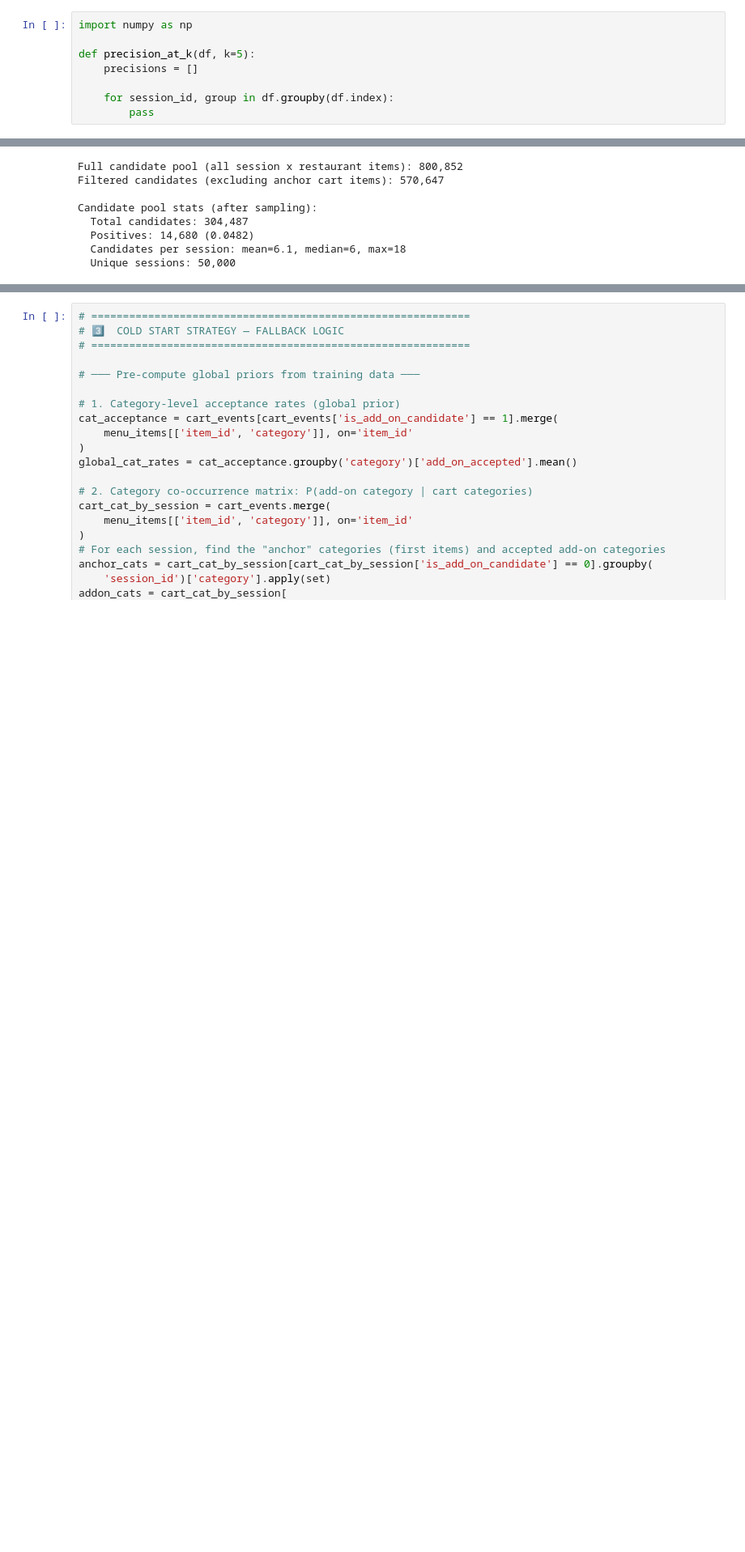
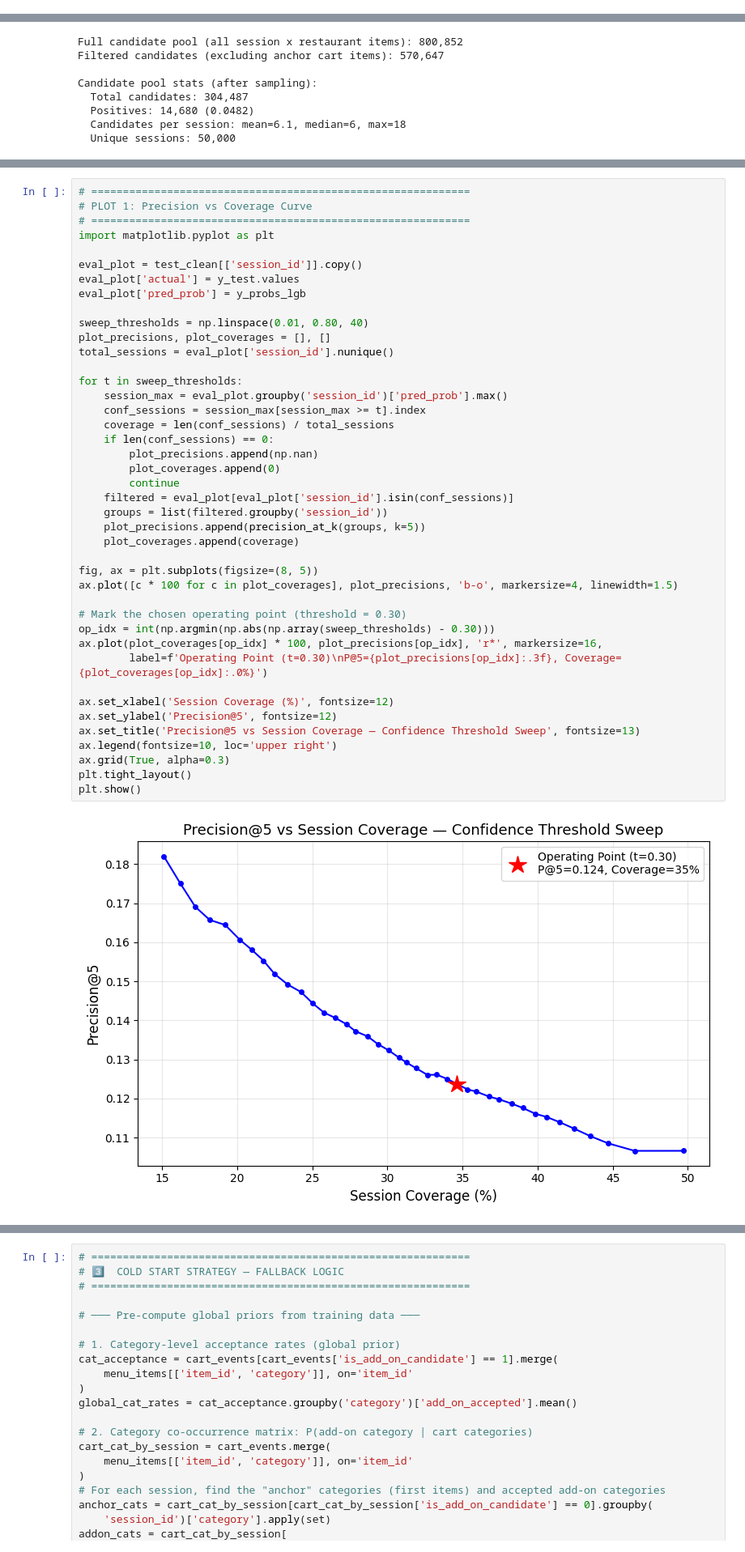
Before and after one commit to 2024cs0150-crypto/zomathon-csao, a Jupyter notebook: csao_model_baseline.ipynb, the cells around one changed output, grey strips where cells are left out. Shown at 81% size. Cells and saved outputs as stored; diff of their text form; blank space fills up the shorter version.

```diff
--- a/csao_model_baseline.ipynb
+++ b/csao_model_baseline.ipynb
@@ -118,8 +0,0 @@ X_test.head()
-# %%
-import numpy as np
-
-def precision_at_k(df, k=5):
-    precisions = []
-
-    for session_id, group in df.groupby(df.index):
-        pass
@@ -938,0 +692,44 @@ HitRate@5                    0.9863         0.9929      +0.7%
+# %%
+# ============================================================
+# PLOT 1: Precision vs Coverage Curve
+# ============================================================
+import matplotlib.pyplot as plt
+
+eval_plot = test_clean[['session_id']].copy()
+eval_plot['actual'] = y_test.values
+eval_plot['pred_prob'] = y_probs_lgb
+
+sweep_thresholds = np.linspace(0.01, 0.80, 40)
+plot_precisions, plot_coverages = [], []
+total_sessions = eval_plot['session_id'].nunique()
+
+for t in sweep_thresholds:
+    session_max = eval_plot.groupby('session_id')['pred_prob'].max()
+    conf_sessions = session_max[session_max >= t].index
+    coverage = len(conf_sessions) / total_sessions
+    if len(conf_sessions) == 0:
+        plot_precisions.append(np.nan)
+        plot_coverages.append(0)
+        continue
+    filtered = eval_plot[eval_plot['session_id'].isin(conf_sessions)]
+    groups = list(filtered.groupby('session_id'))
+    plot_precisions.append(precision_at_k(groups, k=5))
+    plot_coverages.append(coverage)
+
+fig, ax = plt.subplots(figsize=(8, 5))
+ax.plot([c * 100 for c in plot_coverages], plot_precisions, 'b-o', markersize=4, linewidth=1.5)
+
+# Mark the chosen operating point (threshold = 0.30)
+op_idx = int(np.argmin(np.abs(np.array(sweep_thresholds) - 0.30)))
+ax.plot(plot_coverages[op_idx] * 100, plot_precisions[op_idx], 'r*', markersize=16,
+        label=f'Operating Point (t=0.30)\nP@5={plot_precisions[op_idx]:.3f}, Coverage={plot_coverages[op_idx]:.0%}')
+
+ax.set_xlabel('Session Coverage (%)', fontsize=12)
+ax.set_ylabel('Precision@5', fontsize=12)
+ax.set_title('Precision@5 vs Session Coverage — Confidence Threshold Sweep', fontsize=13)
+ax.legend(fontsize=10, loc='upper right')
+ax.grid(True, alpha=0.3)
+plt.tight_layout()
+plt.show()
+# %% [output]
+[figure, added]
```
Also changed, not shown: parts of 50 cells of this notebook, 2 other files.
